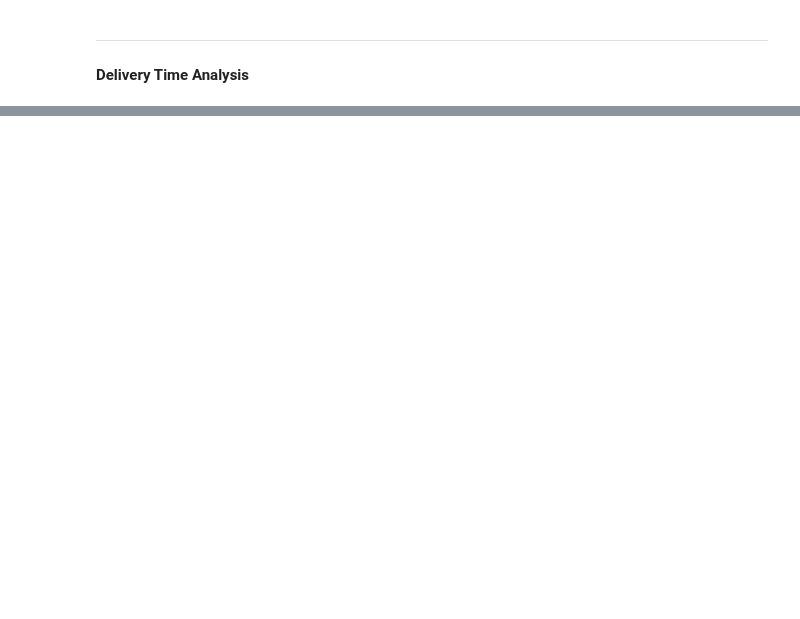
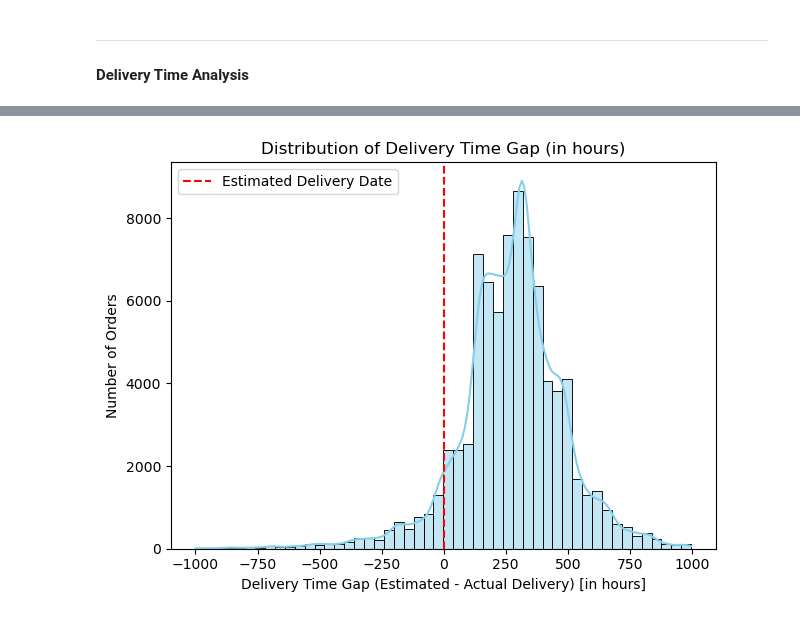
Before and after one commit to JatinY459/ecommerce-data-analysis, a Jupyter notebook: notebooks/03_EDA_orders_customers.ipynb, the cells around one changed output, grey strips where cells are left out. Cells and saved outputs as stored; diff of their text form; code cells hidden in the pictures; blank space fills up the shorter version.

Commit message:
updated 03_eda file with delivery time analysis

```diff
--- a/notebooks/03_EDA_orders_customers.ipynb
+++ b/notebooks/03_EDA_orders_customers.ipynb
@@ -112,0 +145,11 @@ The line plot clearly shows a big spike in purchases around November 2017 (aroun
+# %%
+sns.histplot(data=orders, x='delivery_time_gap_hrs', kde=True, bins = 50, color='skyblue')
+plt.title('Distribution of Delivery Time Gap (in hours)')
+plt.xlabel('Delivery Time Gap (Estimated - Actual Delivery) [in hours]')
+plt.ylabel('Number of Orders')
+plt.axvline(0, color='red', linestyle='--', label='Estimated Delivery Date')
+plt.legend()
+plt.tight_layout()
+plt.show()
+# %% [output]
+[figure, added]
```
Also changed, not shown: parts of 8 cells of this notebook.
